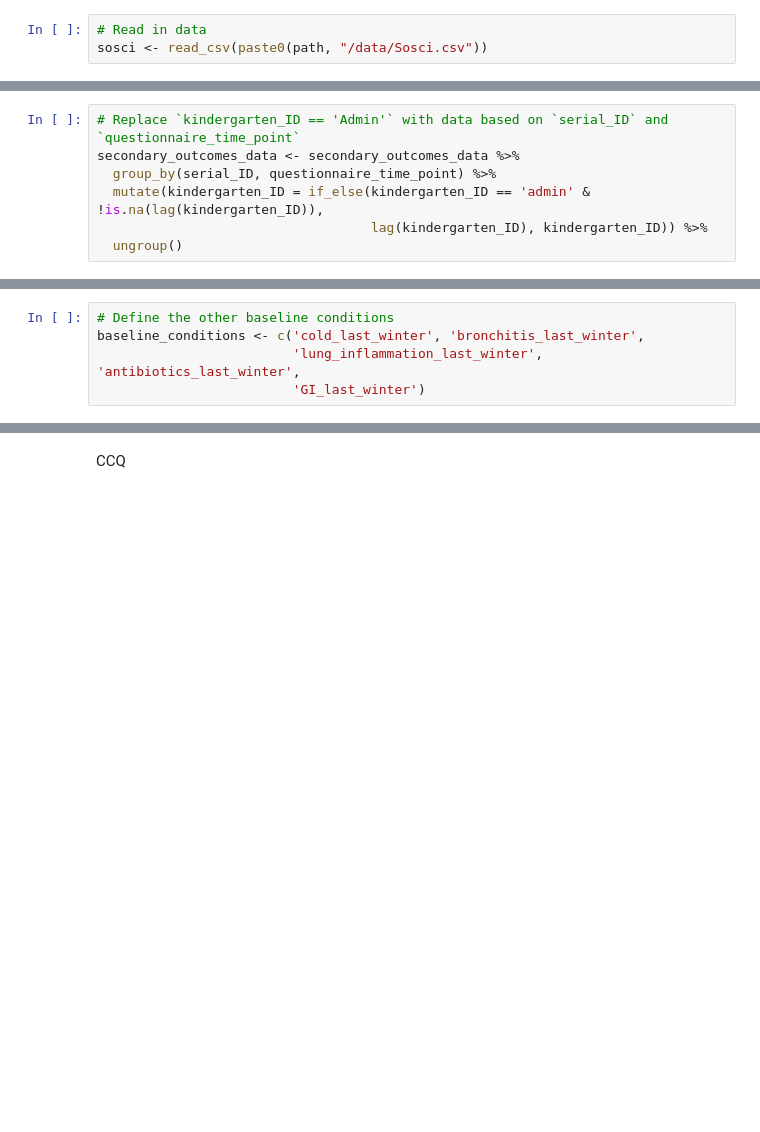
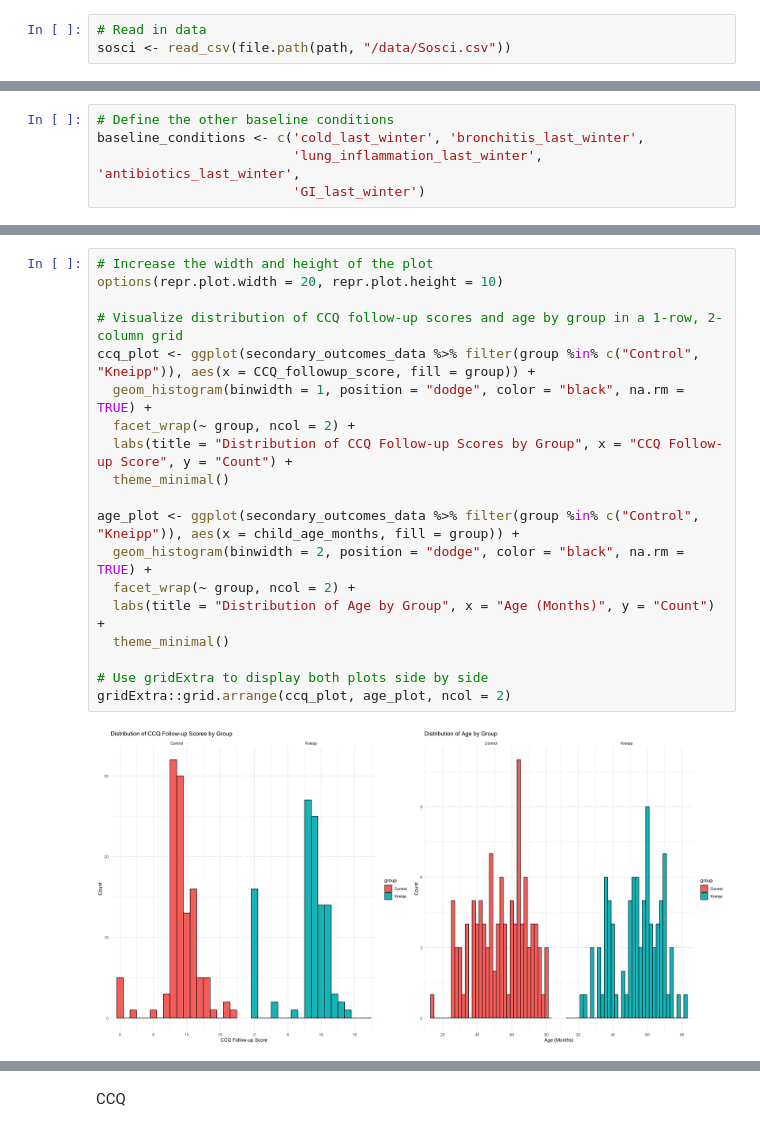
Before and after one commit to sschepanski/BlakesleeKneippBerlinKindergarten, a Jupyter notebook: scr/SOSCI.ipynb, the cells around one changed output, grey strips where cells are left out. Saved outputs shown, nothing was run; the diff lists cells and outputs as text; blank space fills up the shorter version.

Commit message:
Update model function and CCQ follow-up score analysis

```diff
--- a/scr/SOSCI.ipynb
+++ b/scr/SOSCI.ipynb
@@ -47,7 +90,7 @@ The following objects are masked from 'package:purrr':
 path <- "/Users/stevenschepanski/Documents/04_ANALYSIS/Kneipp"
 # %%
 # Read in data
-sosci <- read_csv(paste0(path, "/data/Sosci.csv"))
+sosci <- read_csv(file.path(path, "/data/Sosci.csv"))
 # %% [output]
 Rows: 13360 Columns: 50
 -- Column specification --------------------------------------------------------
@@ -182,10 +198,3 @@ secondary_outcomes_data <- secondary_outcomes_data %>%
   mutate(kindergarten_ID = if_else(kindergarten_ID == 'Admin' & !is.na(lag(kindergarten_ID)),
                                    lag(kindergarten_ID), kindergarten_ID)) %>%
   ungroup()
-# %%
-# Replace `kindergarten_ID == 'Admin'` with data based on `serial_ID` and `questionnaire_time_point`
-secondary_outcomes_data <- secondary_outcomes_data %>%
-  group_by(serial_ID, questionnaire_time_point) %>%
-  mutate(kindergarten_ID = if_else(kindergarten_ID == 'admin' & !is.na(lag(kindergarten_ID)),
-                                   lag(kindergarten_ID), kindergarten_ID)) %>%
-  ungroup()
@@ -368,0 +348,21 @@ kneipp
+# %%
+# Increase the width and height of the plot
+options(repr.plot.width = 20, repr.plot.height = 10)
+
+# Visualize distribution of CCQ follow-up scores and age by group in a 1-row, 2-column grid
+ccq_plot <- ggplot(secondary_outcomes_data %>% filter(group %in% c("Control", "Kneipp")), aes(x = CCQ_followup_score, fill = group)) +
+  geom_histogram(binwidth = 1, position = "dodge", color = "black", na.rm = TRUE) +
+  facet_wrap(~ group, ncol = 2) +
+  labs(title = "Distribution of CCQ Follow-up Scores by Group", x = "CCQ Follow-up Score", y = "Count") +
+  theme_minimal()
+
+age_plot <- ggplot(secondary_outcomes_data %>% filter(group %in% c("Control", "Kneipp")), aes(x = child_age_months, fill = group)) +
+  geom_histogram(binwidth = 2, position = "dodge", color = "black", na.rm = TRUE) +
+  facet_wrap(~ group, ncol = 2) +
+  labs(title = "Distribution of Age by Group", x = "Age (Months)", y = "Count") +
+  theme_minimal()
+
+# Use gridExtra to display both plots side by side
+gridExtra::grid.arrange(ccq_plot, age_plot, ncol = 2)
+# %% [output]
+[figure, added]
```
Also changed, not shown: parts of 100 cells of this notebook, 1 other file.
